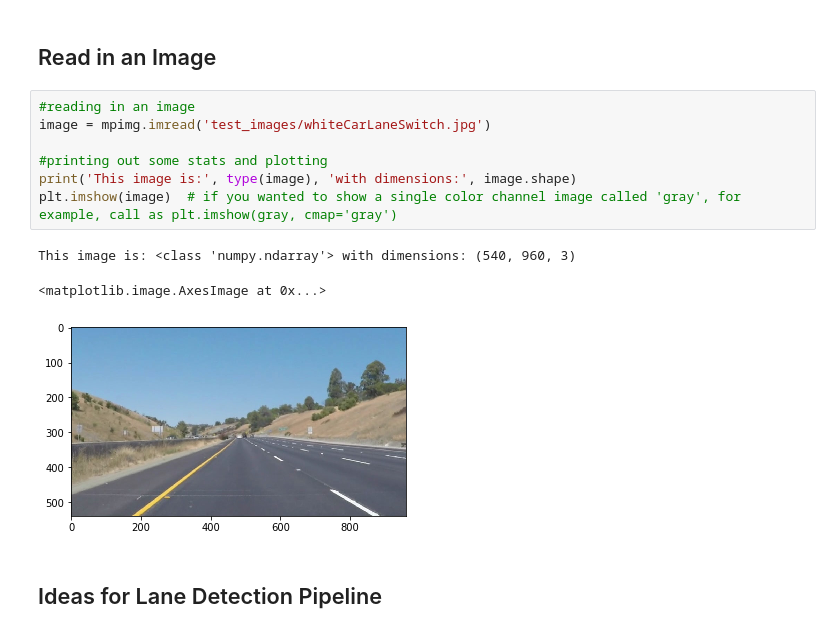
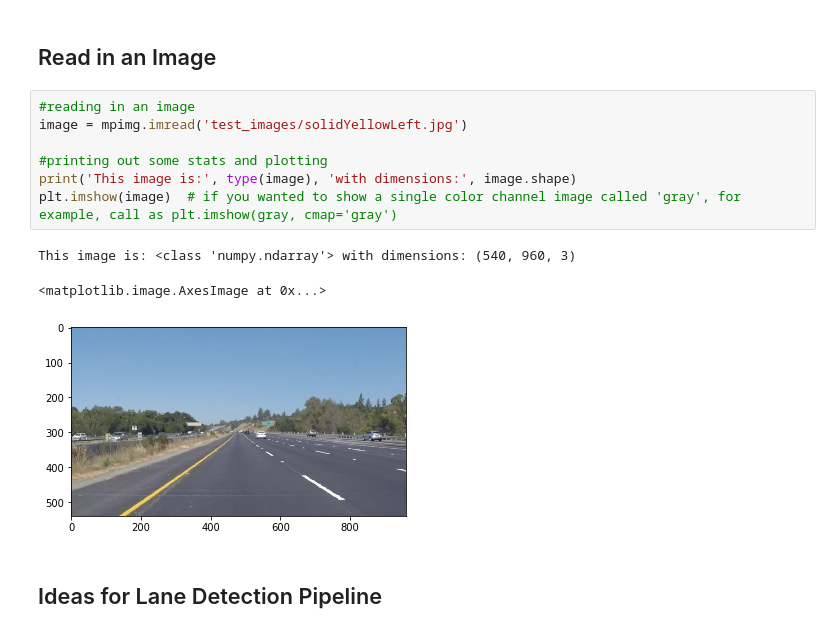
Before and after one commit to roy-wang-py/findlanelines, a Jupyter notebook: P1.ipynb, the cells around one changed output. Cells and saved outputs as stored; diff of their text form.

```diff
--- a/P1.ipynb
+++ b/P1.ipynb
@@ -51,15 +51,15 @@ import cv2
 ## Read in an Image
 # %%
 #reading in an image
-image = mpimg.imread('test_images/whiteCarLaneSwitch.jpg')
+image = mpimg.imread('test_images/solidYellowLeft.jpg')
 
 #printing out some stats and plotting
 print('This image is:', type(image), 'with dimensions:', image.shape)
 plt.imshow(image)  # if you wanted to show a single color channel image called 'gray', for example, call as plt.imshow(gray, cmap='gray')
 # %% [output]
 This image is: <class 'numpy.ndarray'> with dimensions: (540, 960, 3)
 <matplotlib.image.AxesImage at 0x...>
-[figure, old version]
+[figure, new version]
 # %% [markdown]
 ## Ideas for Lane Detection Pipeline
 # %% [markdown]
```
Also changed, not shown: parts of 17 cells of this notebook, 3 other files.
